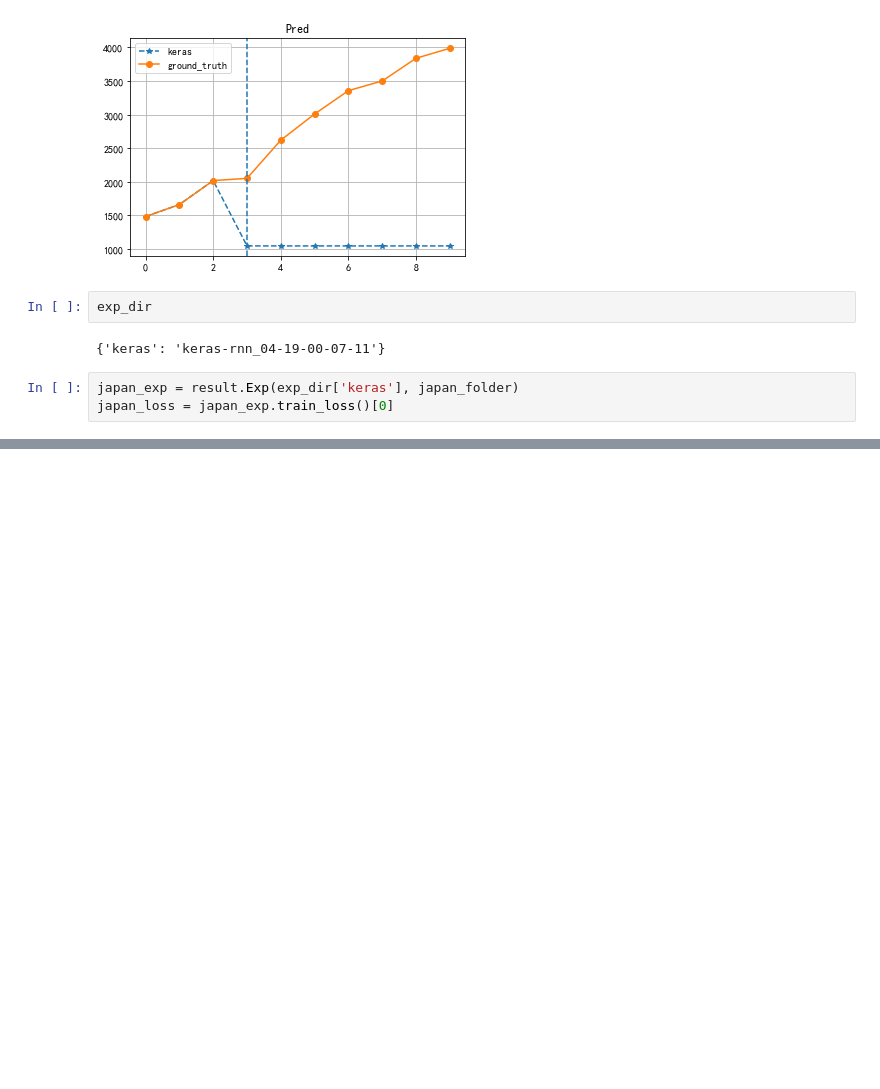
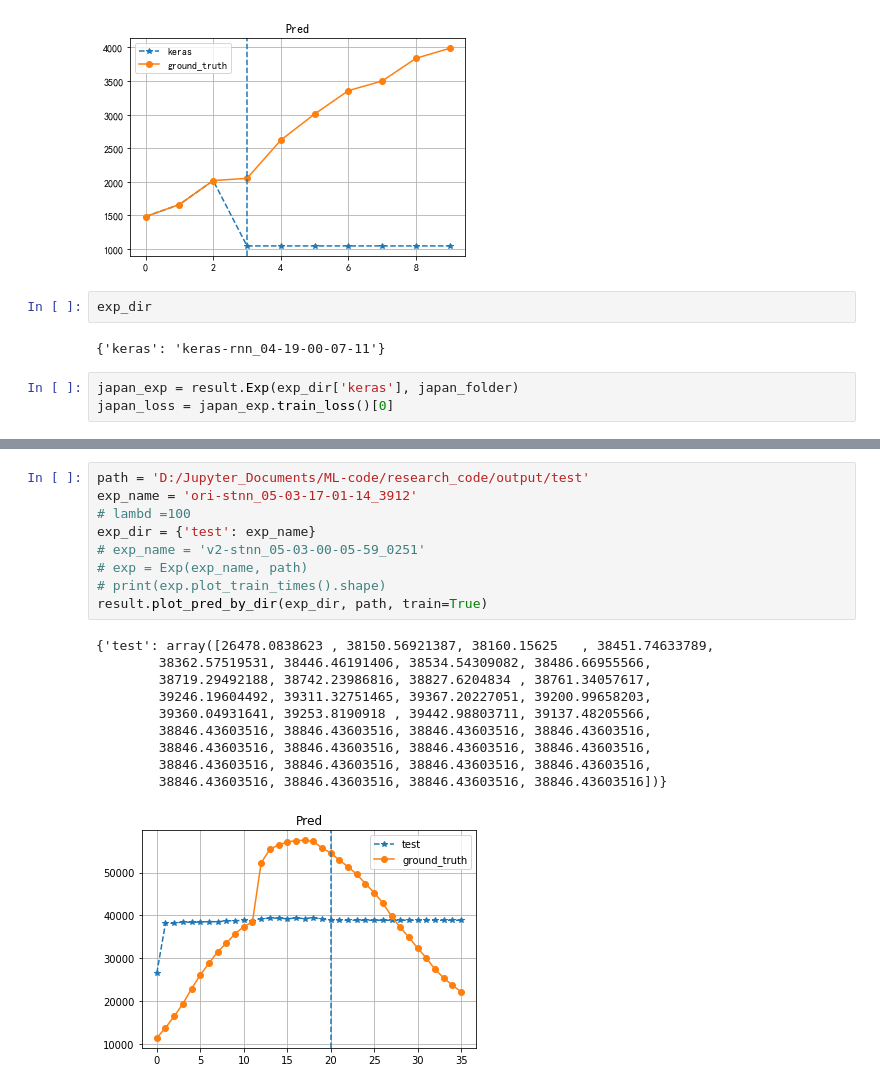
Before and after one commit to wtding1998/RNN_nCov, a Jupyter notebook: disease_analysis.ipynb, the cells around one changed output, grey strips where cells are left out. Drawn from its saved outputs; the diff is of its cells as text; blank space fills up the shorter version.

```diff
--- a/disease_analysis.ipynb
+++ b/disease_analysis.ipynb
@@ -426,0 +533,20 @@ japan_loss = japan_exp.train_loss()[0]
+# %%
+path = 'D:/Jupyter_Documents/ML-code/research_code/output/test'
+exp_name = 'ori-stnn_05-03-17-01-14_3912'
+# lambd =100
+exp_dir = {'test': exp_name}
+# exp_name = 'v2-stnn_05-03-00-05-59_0251'
+# exp = Exp(exp_name, path)
+# print(exp.plot_train_times().shape)
+result.plot_pred_by_dir(exp_dir, path, train=True)
+# %% [output]
+{'test': array([26478.0838623 , 38150.56921387, 38160.15625   , 38451.74633789,
+        38362.57519531, 38446.46191406, 38534.54309082, 38486.66955566,
+        38719.29492188, 38742.23986816, 38827.6204834 , 38761.34057617,
+        39246.19604492, 39311.32751465, 39367.20227051, 39200.99658203,
+        39360.04931641, 39253.8190918 , 39442.98803711, 39137.48205566,
+        38846.43603516, 38846.43603516, 38846.43603516, 38846.43603516,
+        38846.43603516, 38846.43603516, 38846.43603516, 38846.43603516,
+        38846.43603516, 38846.43603516, 38846.43603516, 38846.43603516,
+        38846.43603516, 38846.43603516, 38846.43603516, 38846.43603516])}
+[figure, added]
```
Also changed, not shown: parts of 15 cells of this notebook, 3 other files.
